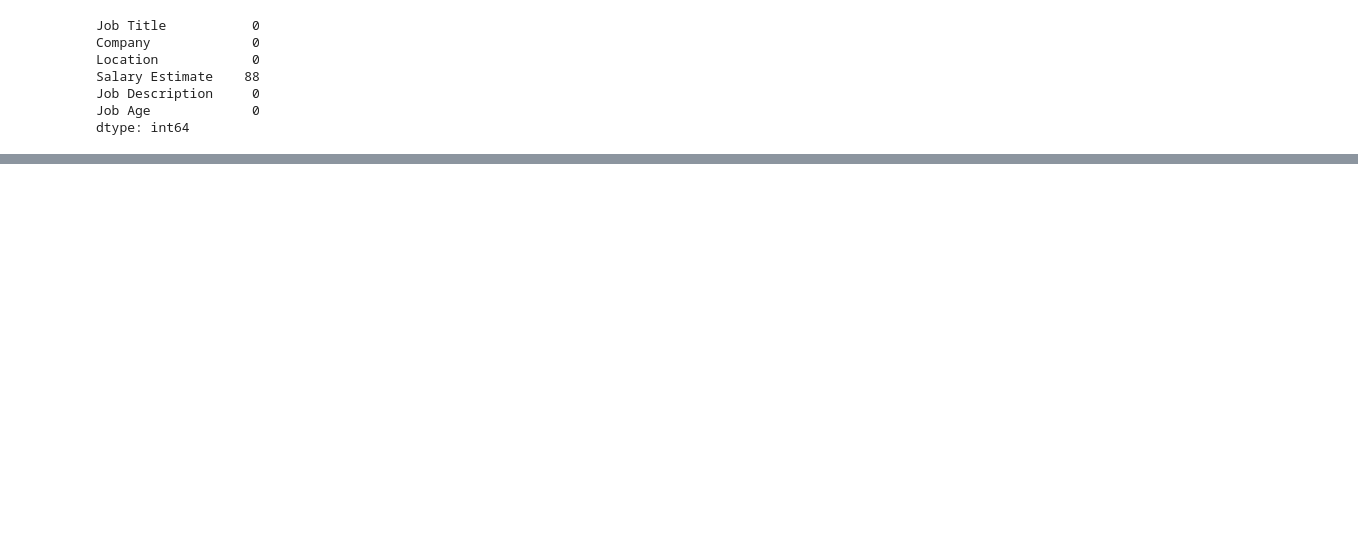
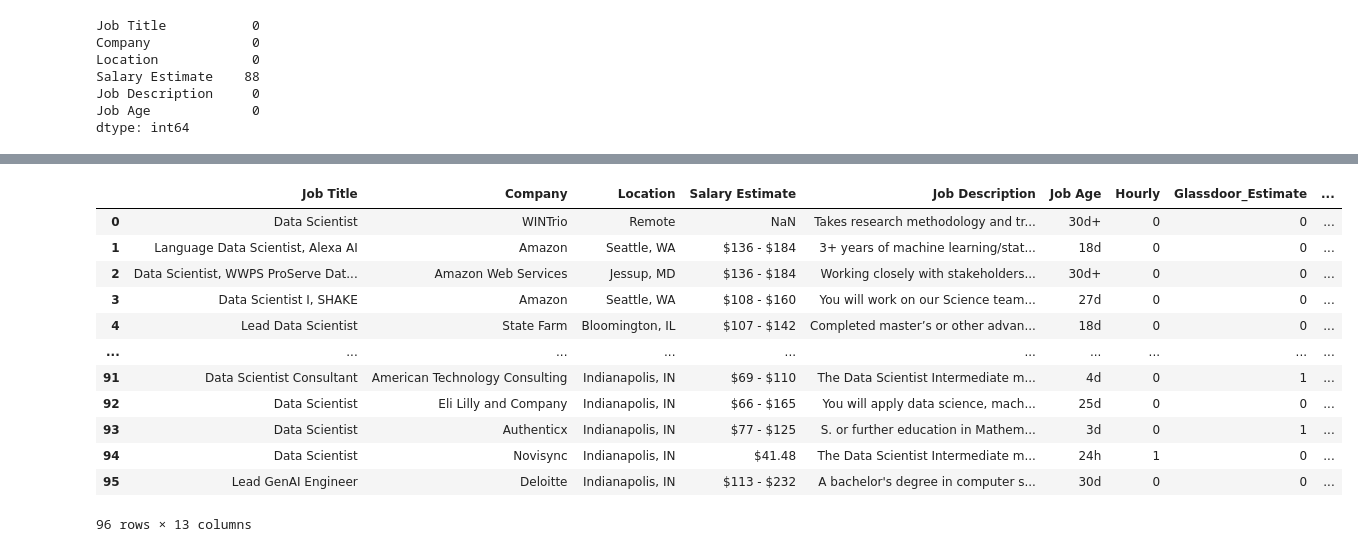
Before and after one commit to Salah-Mo-hammed/ds-jobs, a Jupyter notebook: ds_jobs_project/notebooks/ds_jobs_notebook.ipynb, the cells around one changed output, grey strips where cells are left out. Saved outputs shown, nothing was run; the diff lists cells and outputs as text; code cells hidden in the pictures; blank space fills up the shorter version.

```diff
--- a/ds_jobs_project/notebooks/ds_jobs_notebook.ipynb
+++ b/ds_jobs_project/notebooks/ds_jobs_notebook.ipynb
@@ -182,0 +552,6 @@ dtype: int64
+# %%
+df.loc[df['min_salary']<20]# I will consider that these aren't possible, so i will *12
+df.loc[df['min_salary']<20, 'min_salary'] *= 12
+df.loc[df['max_salary']<20]# index 88 , the scrapper did'nt fetch the salary estimate correctly, so i will change max to 200, also i will *12
+df.loc[88, 'max_salary'] = 200
+df.loc[df['max_salary']<20, 'max_salary'] *= 12
@@ -182,0 +580,2 @@ dtype: int64
+# %%
+df['avg_salary']=(df['min_salary']+df['max_salary'])/2
@@ -182,0 +587,20 @@ dtype: int64
+# %%
+# handle hourly salaries, since it wont be comparable to annual salaries.
+# we will convert them to annual salaries by multiplying them by 2080 (40 hours per week * 52 weeks per year)
+df.loc[df['Hourly']==1,['min_salary','max_salary','avg_salary']]*= 2080/1000
+# %%
+df.head(96)
+# %% [output]
+|  | Job Title | Company | Location | Salary Estimate | Job Description | Job Age | Hourly | Glassdoor_Estimate | ... |
+| 0 | Data Scientist | WINTrio | Remote | NaN | Takes research methodology and tr... | 30d+ | 0 | 0 | ... |
+| 1 | Language Data Scientist, Alexa AI | Amazon | Seattle, WA | $136 - $184 | 3+ years of machine learning/stat... | 18d | 0 | 0 | ... |
+| 2 | Data Scientist, WWPS ProServe Dat... | Amazon Web Services | Jessup, MD | $136 - $184 | Working closely with stakeholders... | 30d+ | 0 | 0 | ... |
+| 3 | Data Scientist I, SHAKE | Amazon | Seattle, WA | $108 - $160 | You will work on our Science team... | 27d | 0 | 0 | ... |
+| 4 | Lead Data Scientist | State Farm | Bloomington, IL | $107 - $142 | Completed master’s or other advan... | 18d | 0 | 0 | ... |
+| ... | ... | ... | ... | ... | ... | ... | ... | ... | ... |
+| 91 | Data Scientist Consultant | American Technology Consulting | Indianapolis, IN | $69 - $110 | The Data Scientist Intermediate m... | 4d | 0 | 1 | ... |
+| 92 | Data Scientist | Eli Lilly and Company | Indianapolis, IN | $66 - $165 | You will apply data science, mach... | 25d | 0 | 0 | ... |
+| 93 | Data Scientist | Authenticx | Indianapolis, IN | $77 - $125 | S. or further education in Mathem... | 3d | 0 | 1 | ... |
+| 94 | Data Scientist | Novisync | Indianapolis, IN | $41.48 | The Data Scientist Intermediate m... | 24h | 1 | 0 | ... |
+| 95 | Lead GenAI Engineer | Deloitte | Indianapolis, IN | $113 - $232 | A bachelor's degree in computer s... | 30d | 0 | 0 | ... |
+96 rows × 13 columns
```
Also changed, not shown: parts of 33 cells of this notebook.
